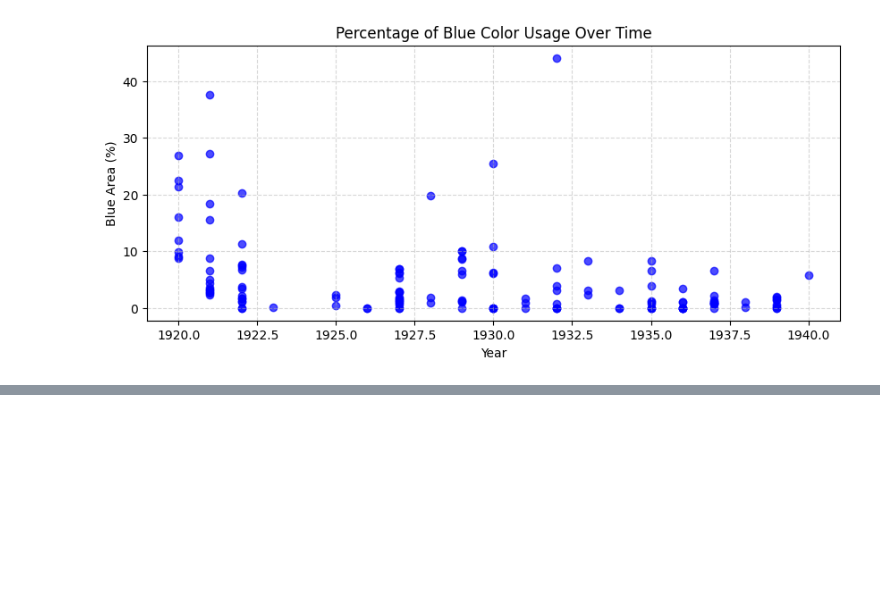
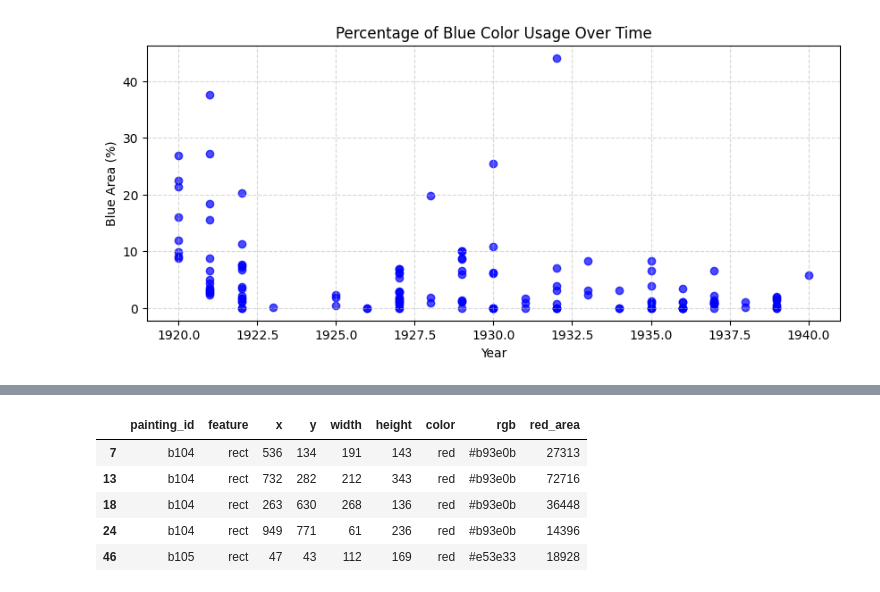
Before and after one commit to sanagahoi/Python_labs, a Jupyter notebook: cisco-labs/mondrian-art-project/mondrian-art-project.ipynb, the cells around one changed output, grey strips where cells are left out. Cells and saved outputs as stored; diff of their text form; code cells hidden in the pictures; blank space fills up the shorter version.

```diff
--- a/cisco-labs/mondrian-art-project/mondrian-art-project.ipynb
+++ b/cisco-labs/mondrian-art-project/mondrian-art-project.ipynb
@@ -515,0 +574,9 @@ features
+# %%
+red_features.head()
+# %% [output]
+|  | painting_id | feature | x | y | width | height | color | rgb | red_area |
+| 7 | b104 | rect | 536 | 134 | 191 | 143 | red | #b93e0b | 27313 |
+| 13 | b104 | rect | 732 | 282 | 212 | 343 | red | #b93e0b | 72716 |
+| 18 | b104 | rect | 263 | 630 | 268 | 136 | red | #b93e0b | 36448 |
+| 24 | b104 | rect | 949 | 771 | 61 | 236 | red | #b93e0b | 14396 |
+| 46 | b105 | rect | 47 | 43 | 112 | 169 | red | #e53e33 | 18928 |
```
Also changed, not shown: parts of 9 cells of this notebook.
